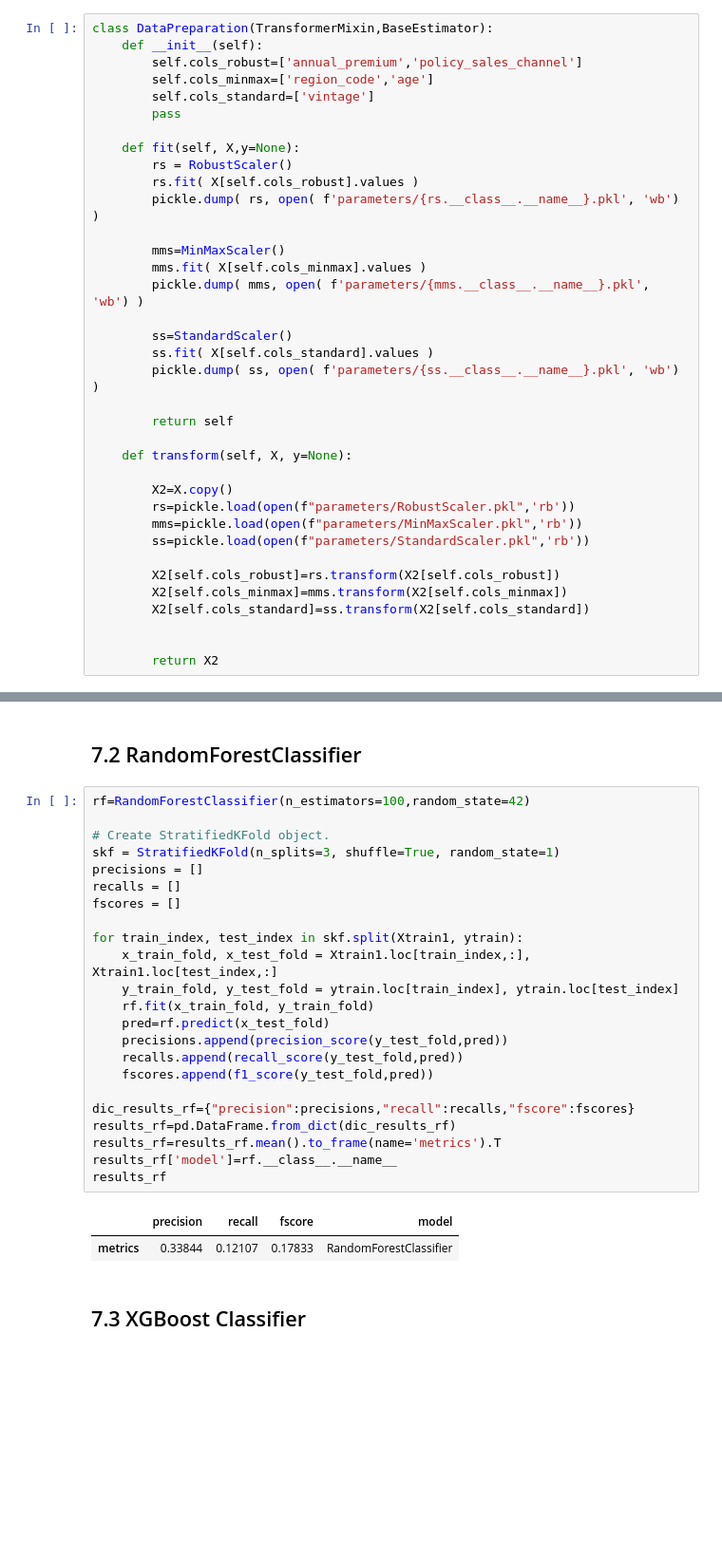
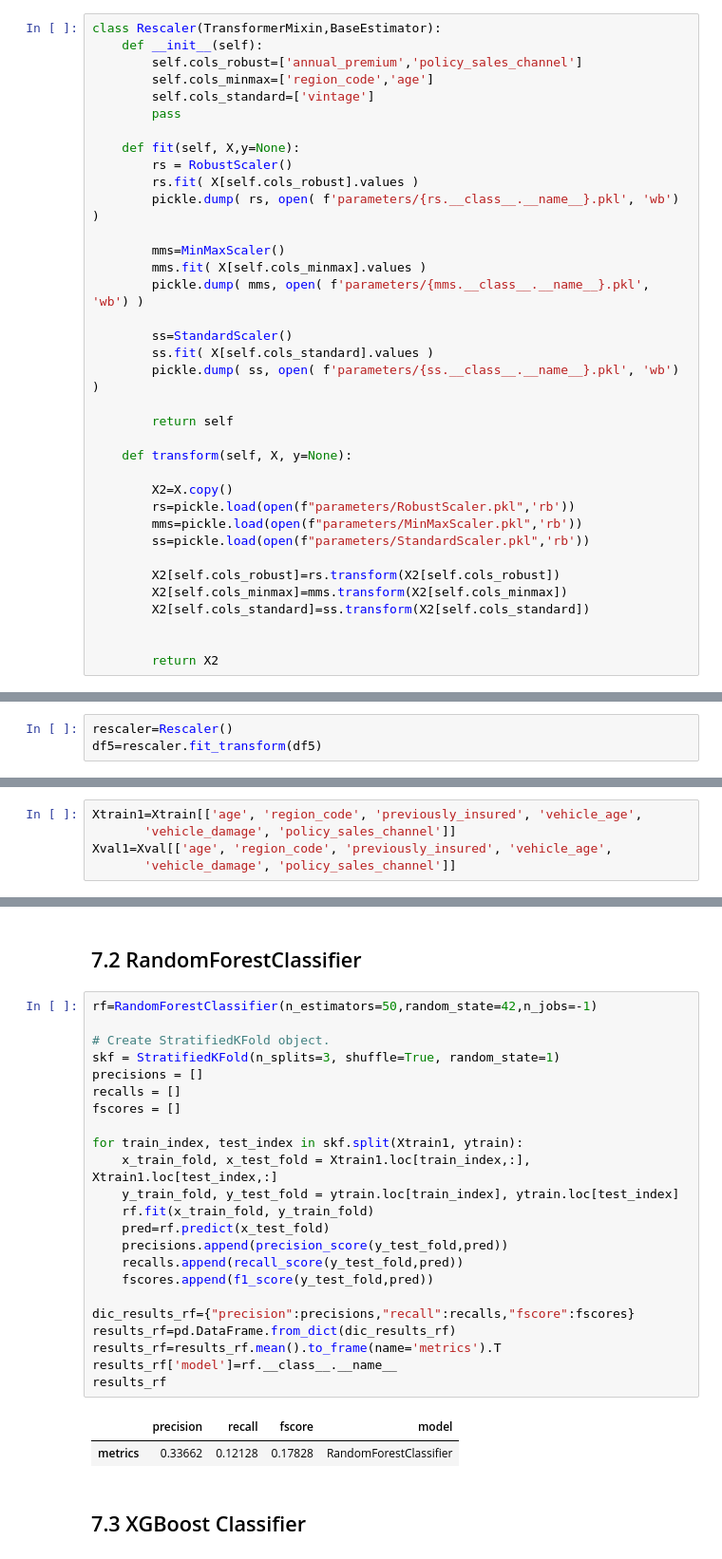
Before and after one commit to ViniciusKos/insurance_cross, a Jupyter notebook: insurance_cross_sell.ipynb, the cells around one changed output, grey strips where cells are left out. Shown at 95% size. Drawn from its saved outputs; the diff is of its cells as text; blank space fills up the shorter version.

```diff
--- a/insurance_cross_sell.ipynb
+++ b/insurance_cross_sell.ipynb
@@ -679,7 +681,7 @@ for n,i in enumerate(df5.select_dtypes(exclude='object').columns):
 Feature age has an upper and lower boundaries well know. (Hardly you'll find someone with 150 years old or someone with -3 years old).
 Therefore MinMaxScaler will be used on it.
 # %%
-class DataPreparation(TransformerMixin,BaseEstimator):
+class Rescaler(TransformerMixin,BaseEstimator):
     def __init__(self):
         self.cols_robust=['annual_premium','policy_sales_channel']
         self.cols_minmax=['region_code','age']
@@ -728,0 +719,3 @@ df6.head()
+# %%
+rescaler=Rescaler()
+df5=rescaler.fit_transform(df5)
@@ -817,3 +817,8 @@ Xval1=Xval.iloc[:,selectorfinal.get_support()]
+# %%
+Xtrain1=Xtrain[['age', 'region_code', 'previously_insured', 'vehicle_age',
+       'vehicle_damage', 'policy_sales_channel']]
+Xval1=Xval[['age', 'region_code', 'previously_insured', 'vehicle_age',
+       'vehicle_damage', 'policy_sales_channel']]
 # %% [markdown]
 ## 7.1 Average Model
 # %%
@@ -835,31 +840,31 @@ results_bs
 # %% [markdown]
 ## 7.2 RandomForestClassifier
 # %%
-rf=RandomForestClassifier(n_estimators=100,random_state=42)
+rf=RandomForestClassifier(n_estimators=50,random_state=42,n_jobs=-1)
 
 # Create StratifiedKFold object.
 skf = StratifiedKFold(n_splits=3, shuffle=True, random_state=1)
 precisions = []
 recalls = []
 fscores = []
 
 for train_index, test_index in skf.split(Xtrain1, ytrain):
     x_train_fold, x_test_fold = Xtrain1.loc[train_index,:], Xtrain1.loc[test_index,:]
     y_train_fold, y_test_fold = ytrain.loc[train_index], ytrain.loc[test_index]
     rf.fit(x_train_fold, y_train_fold)
     pred=rf.predict(x_test_fold)
     precisions.append(precision_score(y_test_fold,pred))
     recalls.append(recall_score(y_test_fold,pred))
     fscores.append(f1_score(y_test_fold,pred))
 
 dic_results_rf={"precision":precisions,"recall":recalls,"fscore":fscores}
 results_rf=pd.DataFrame.from_dict(dic_results_rf)
 results_rf=results_rf.mean().to_frame(name='metrics').T
 results_rf['model']=rf.__class__.__name__
 results_rf
 # %% [output]
 |  | precision | recall | fscore | model |
-| metrics | 0.33844 | 0.12107 | 0.17833 | RandomForestClassifier |
+| metrics | 0.33662 | 0.12128 | 0.17828 | RandomForestClassifier |
 # %% [markdown]
 ## 7.3 XGBoost Classifier
 # %%
```
Also changed, not shown: parts of 17 cells of this notebook.
